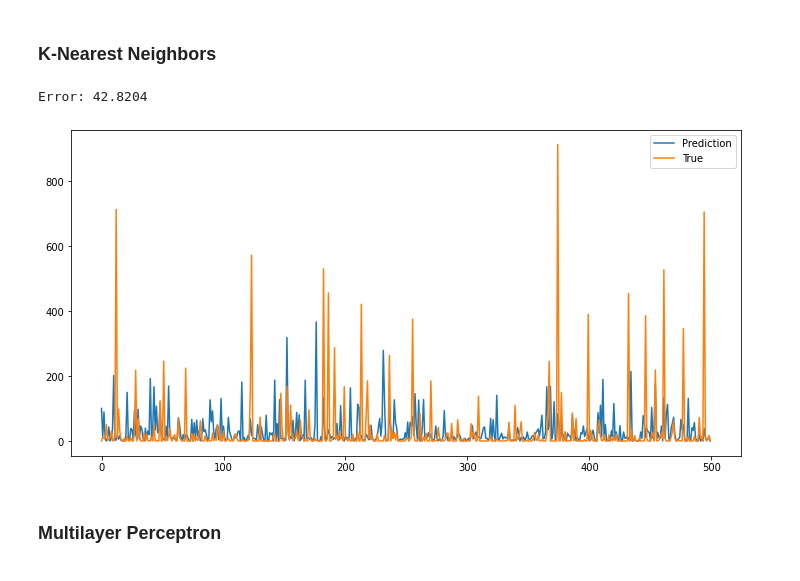
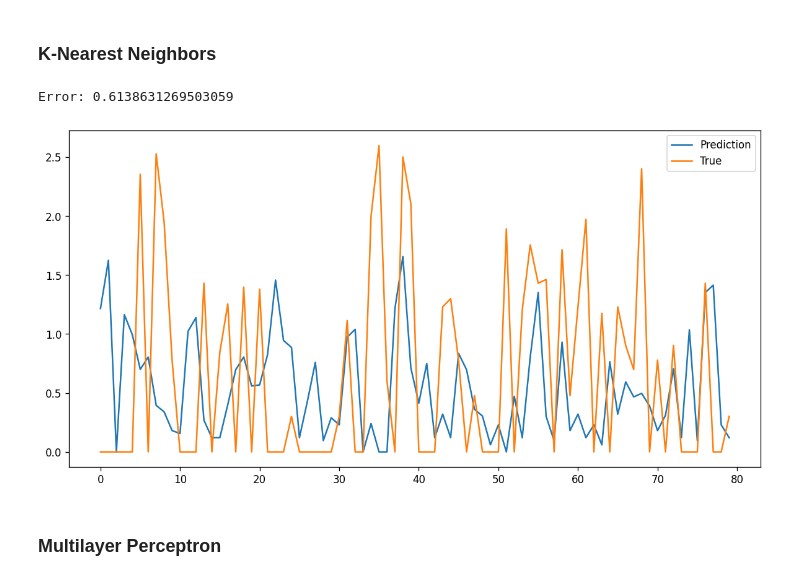
Before and after one commit to GaryGSC/cs472-proposal, a Jupyter notebook: analysis.ipynb, the cells around one changed output. Drawn from its saved outputs; the diff is of its cells as text; code cells hidden in the pictures.

```diff
--- a/analysis.ipynb
+++ b/analysis.ipynb
@@ -78,0 +78,9 @@ print(X_sample_train.shape, X_sample_test.shape, y_sample_train.shape, y_sample_
+# %%
+# Randomly sample from the data set
+selection = np.random.randint(1, len(X), 500)
+X_sample = X[selection]
+y_sample = y_log[selection]
+
+# Split sample into train and test sets
+X_sample_train, X_sample_test, y_sample_train, y_sample_test = train_test_split(X_sample, y_sample, test_size=0.3)
+print(X_sample_train.shape, X_sample_test.shape, y_sample_train.shape, y_sample_test.shape)
@@ -89,7 +109,7 @@ def view_pred(n, n_pred, n_feats):
     plt.legend()
     plt.show()
 # %%
-# Sequential feature selection with knn
+# Sequential feature selection
 # Define custom distance metric to handle numeric and categorical data
 def my_dist(x, y, cat_cols=[]):
     total = 0
@@ -100,10 +120,10 @@ def my_dist(x, y, cat_cols=[]):
             total += 0.5
     return total
 
-regr = KNeighborsRegressor(metric=my_dist, metric_params={"cat_cols": cat_cols})
+# regr = KNeighborsRegressor(metric=my_dist, metric_params={"cat_cols": cat_cols})
 # regr = MLPRegressor(max_iter=10000)
-# regr = DecisionTreeRegressor(max_depth=5)
-domain = np.arange(1, 25, 3)
+regr = DecisionTreeRegressor(max_depth=10)
+domain = np.arange(1, 35, 2)
 n_err = {}
 n_pred = {}
 n_feats = {}
@@ -119,12 +139,14 @@ for i, n in enumerate(domain):
     regr.fit(X_reduce, y_sample_test)
     pred = regr.predict(X_reduce)
     n_pred[n] = pred
-    err = mean_squared_error(y_sample_test, pred)
+    err = mean_absolute_error(y_sample_test, pred)
     n_err[n] = err
 
 # Plot n vs err
+plt.rcParams["figure.dpi"] = 120
 plt.plot(domain, n_err.values())
 plt.xlabel("# of features")
-plt.ylabel("Mean Squared Error")
+plt.ylabel("Mean Absolute Error")
+plt.savefig("feature_selection.png", dpi=300)
 plt.show()
 # %% [output]
@@ -137,0 +163,5 @@ size  has_issues  has_downloads  open_issues_count  has_support_file  has_securi
+# %%
+feats = n_feats[27]
+X_train = X_train.T[feats].T
+X_test = X_test.T[feats].T
+print(X_train.shape, X_test.shape)
@@ -141,12 +173,13 @@ size  has_issues  has_downloads  open_issues_count  has_support_file  has_securi
 ### PCA
 Most of the variation in the data can be compressed to ~6 dimentions/features.
 # %%
-pca = PCA(n_components=37)
+pca = PCA(n_components=35)
 pca.fit(X)
 plt.plot(pca.explained_variance_ratio_)
+plt.savefig("pca.png", dpi=300)
 plt.plot()
 
-pca = PCA(n_components=6)
+pca = PCA(n_components=5)
 X_pca_train = pca.fit_transform(X_train)
 X_pca_test = pca.fit_transform(X_test)
 # %% [output]
@@ -155,18 +188,20 @@ X_pca_test = pca.fit_transform(X_test)
 ### K-Nearest Neighbors
 # %%
 knn = KNeighborsRegressor(metric=my_dist, metric_params={"cat_cols": cat_cols})
-knn.fit(X_pca_train, y_train)
+knn.fit(X_pca_train, y_log_train)
 pred = knn.predict(X_pca_test)
-err = mean_absolute_error(y_test, pred)
+err = mean_absolute_error(y_log_test, pred)
 print(f"Error: {err}")
 plt.figure(figsize=(12,6))
-plt.plot(pred, label="Prediction")
-plt.plot(y_test, label="True")
+selection = np.random.randint(1, len(pred), 80)
+plt.plot(pred[selection], label="Prediction")
+plt.plot(y_log_test[selection], label="True")
 plt.legend()
+plt.savefig("knn.png", dpi=300)
 plt.show()
 # %% [output]
-Error: 42.8204
+Error: 0.6138631269503059
-[figure, old version]
+[figure, new version]
 # %% [markdown]
 ### Multilayer Perceptron
 # %% [markdown]
```
Also changed, not shown: parts of 26 cells of this notebook, 8 other files.
